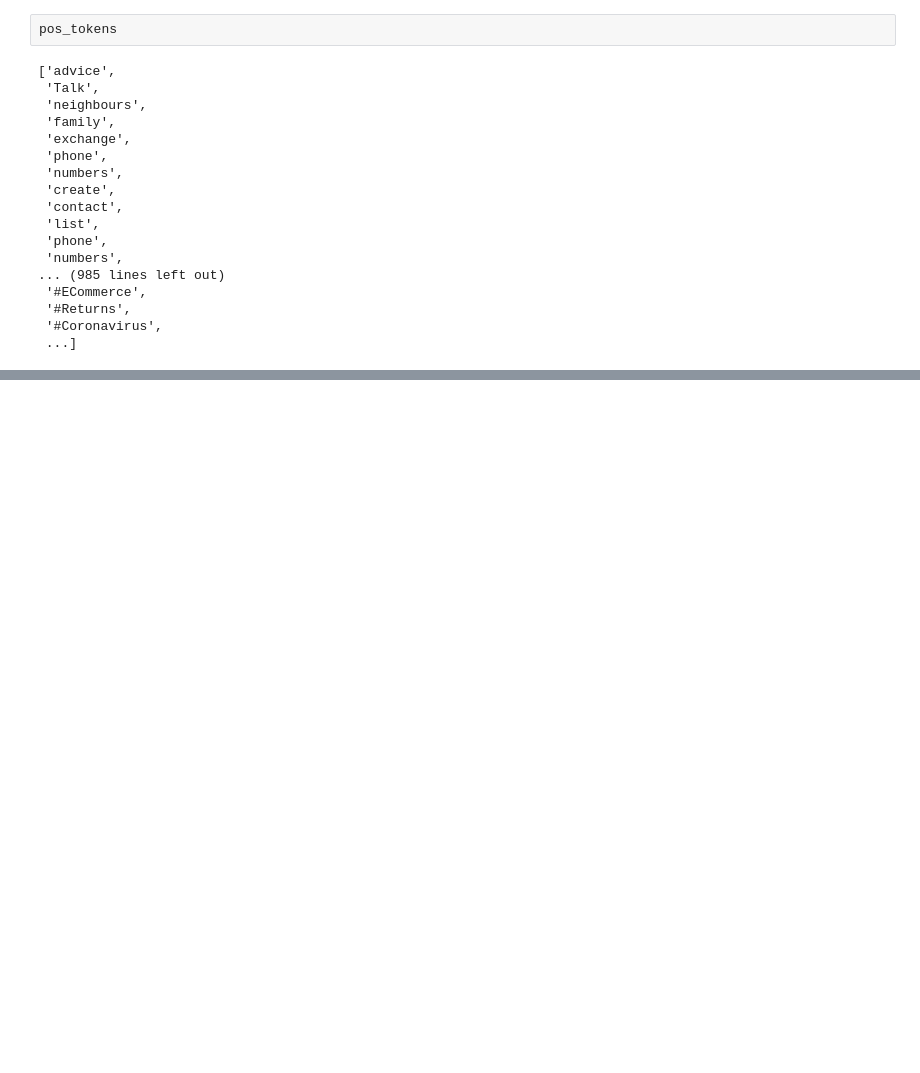
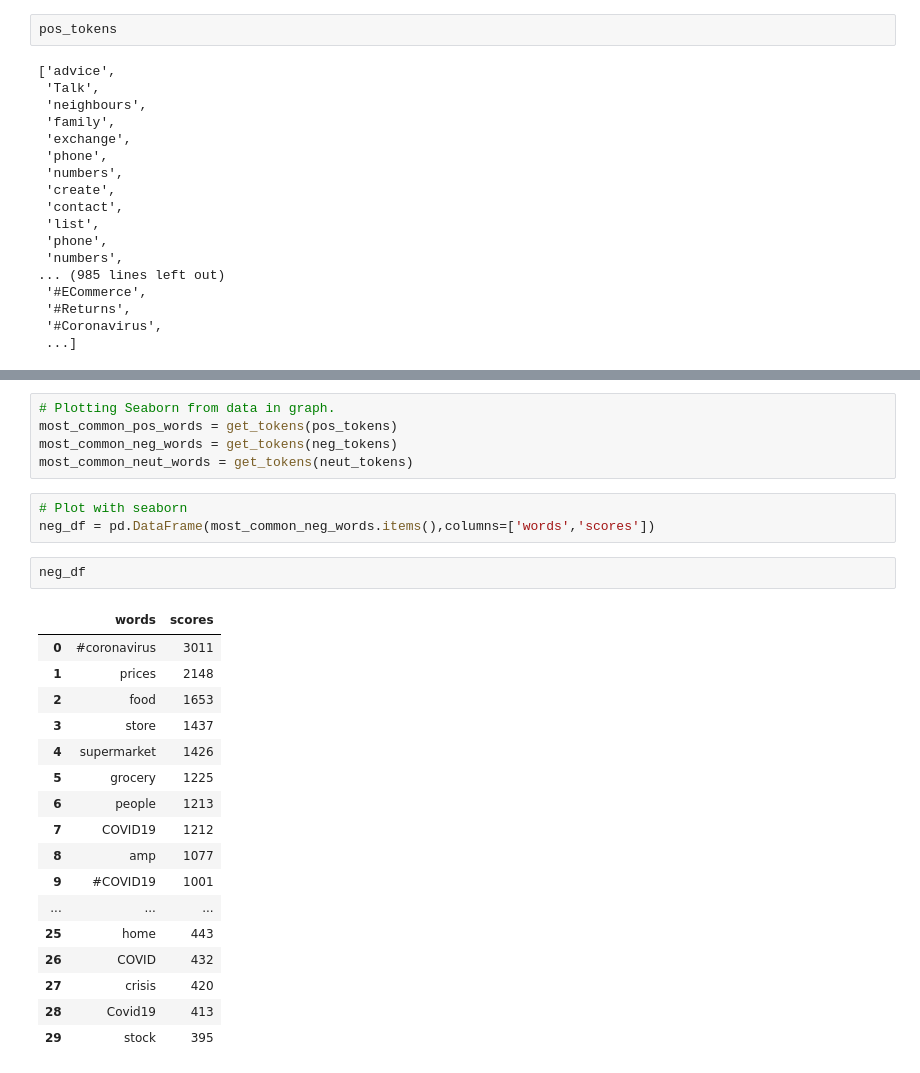
Before and after one commit to deepali2062/-Sentiment-Analysis-Predicting-sentiment-of-COVID-19-tweets, a Jupyter notebook: Copy_of_Copy_of_Coronavirus_Tweet_Sentiment_Analysis_Capstone_Project.ipynb, the cells around one changed output, grey strips where cells are left out. Cells and saved outputs as stored; diff of their text form; blank space fills up the shorter version.

```diff
--- a/Copy_of_Copy_of_Coronavirus_Tweet_Sentiment_Analysis_Capstone_Project.ipynb
+++ b/Copy_of_Copy_of_Coronavirus_Tweet_Sentiment_Analysis_Capstone_Project.ipynb
@@ -535,0 +595,28 @@ pos_tokens
+# %%
+# Plotting Seaborn from data in graph.
+most_common_pos_words = get_tokens(pos_tokens)
+most_common_neg_words = get_tokens(neg_tokens)
+most_common_neut_words = get_tokens(neut_tokens)
+# %%
+# Plot with seaborn
+neg_df = pd.DataFrame(most_common_neg_words.items(),columns=['words','scores'])
+# %%
+neg_df
+# %% [output]
+|  | words | scores |
+| 0 | #coronavirus | 3011 |
+| 1 | prices | 2148 |
+| 2 | food | 1653 |
+| 3 | store | 1437 |
+| 4 | supermarket | 1426 |
+| 5 | grocery | 1225 |
+| 6 | people | 1213 |
+| 7 | COVID19 | 1212 |
+| 8 | amp | 1077 |
+| 9 | #COVID19 | 1001 |
+| ... | ... | ... |
+| 25 | home | 443 |
+| 26 | COVID | 432 |
+| 27 | crisis | 420 |
+| 28 | Covid19 | 413 |
+| 29 | stock | 395 |
```
Also changed, not shown: parts of 6 cells of this notebook.
